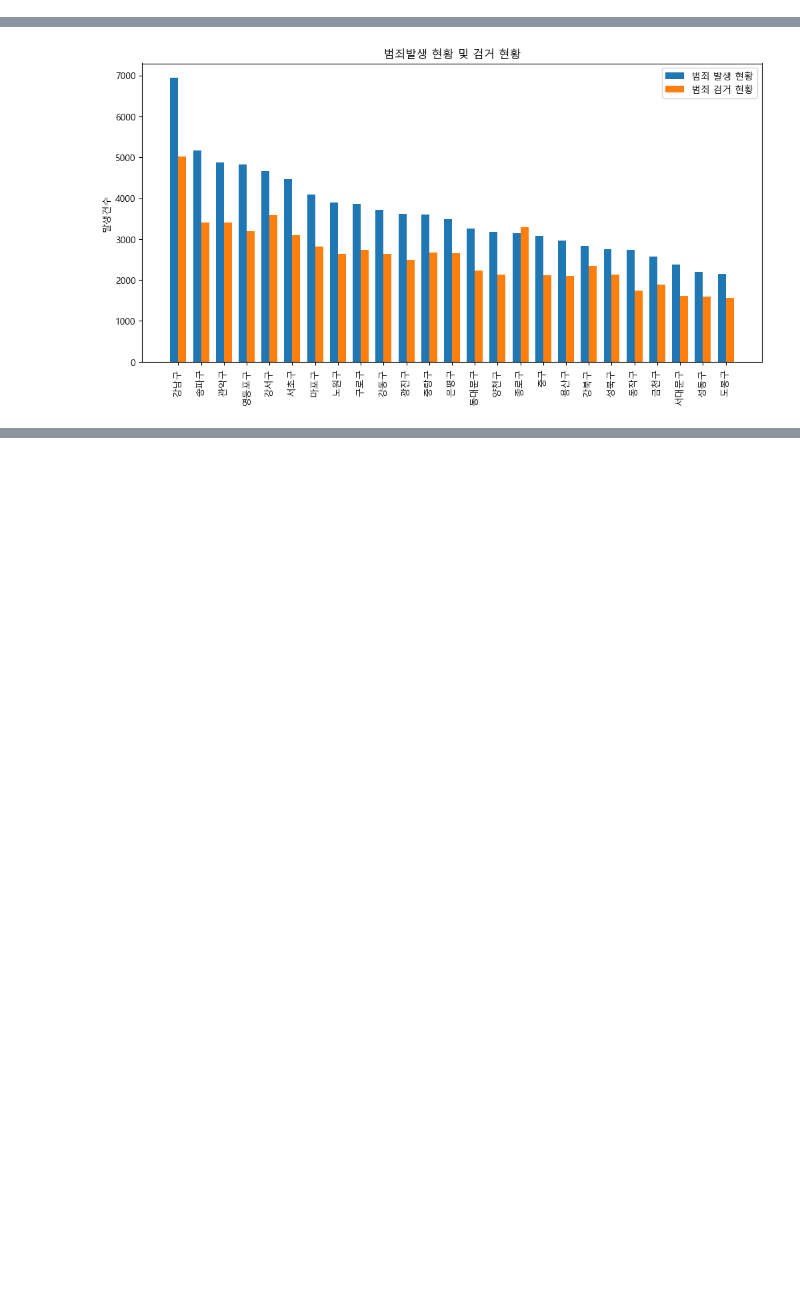
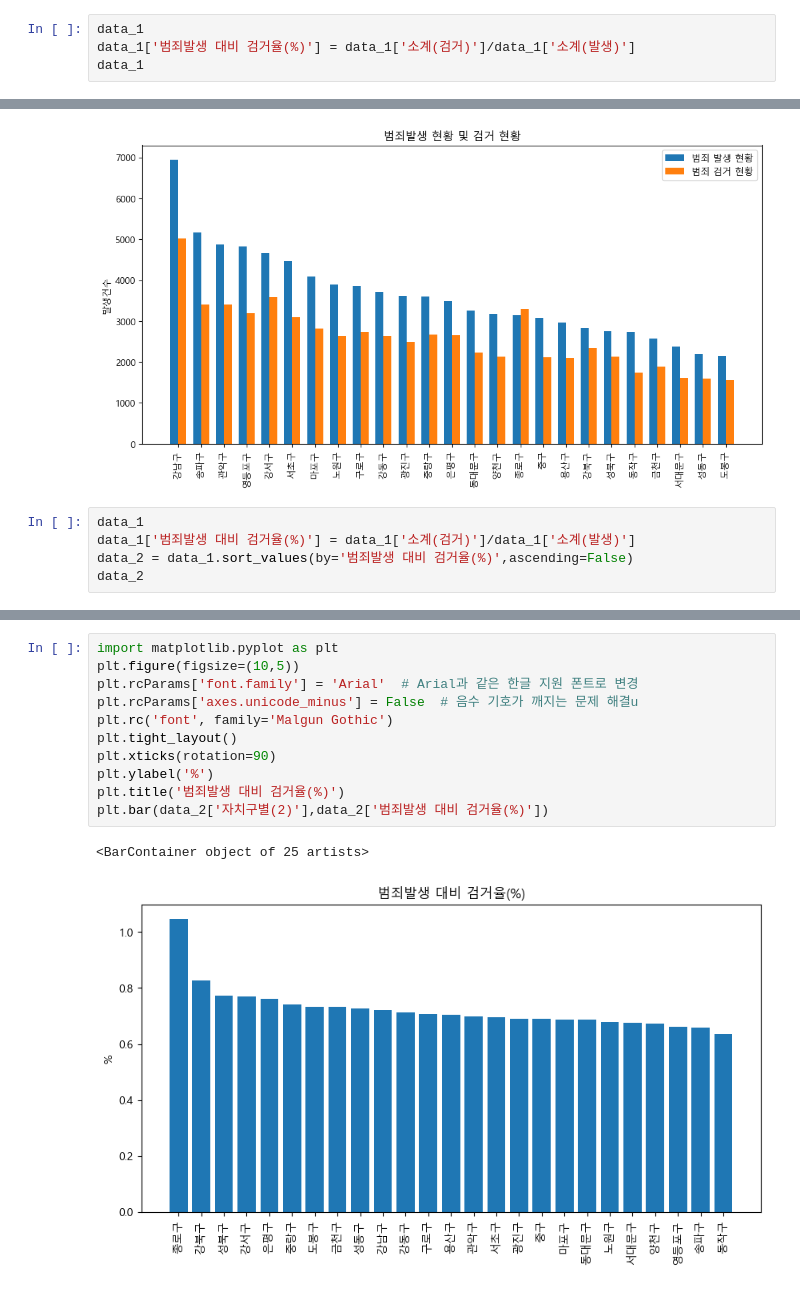
Before and after one commit to team-project-pratice/Seoul_Property_project, a Jupyter notebook: 범죄발생율.ipynb, the cells around one changed output, grey strips where cells are left out. Drawn from its saved outputs; the diff is of its cells as text; blank space fills up the shorter version.

```diff
--- a/범죄발생율.ipynb
+++ b/범죄발생율.ipynb
@@ -46,0 +27,4 @@ data_1
+# %%
+data_1
+data_1['범죄발생 대비 검거율(%)'] = data_1['소계(검거)']/data_1['소계(발생)']
+data_1
@@ -87,3 +89,8 @@ plt.legend()
 plt.show()
 # %% [output]
 [figure]
+# %%
+data_1
+data_1['범죄발생 대비 검거율(%)'] = data_1['소계(검거)']/data_1['소계(발생)']
+data_2 = data_1.sort_values(by='범죄발생 대비 검거율(%)',ascending=False)
+data_2
@@ -89,0 +115,14 @@ plt.show()
+# %%
+import matplotlib.pyplot as plt
+plt.figure(figsize=(10,5))
+plt.rcParams['font.family'] = 'Arial'  # Arial과 같은 한글 지원 폰트로 변경
+plt.rcParams['axes.unicode_minus'] = False  # 음수 기호가 깨지는 문제 해결u
+plt.rc('font', family='Malgun Gothic')
+plt.tight_layout()
+plt.xticks(rotation=90)
+plt.ylabel('%')
+plt.title('범죄발생 대비 검거율(%)')
+plt.bar(data_2['자치구별(2)'],data_2['범죄발생 대비 검거율(%)'])
+# %% [output]
+<BarContainer object of 25 artists>
+[figure, added]
```
Also changed, not shown: parts of 3 cells of this notebook.
